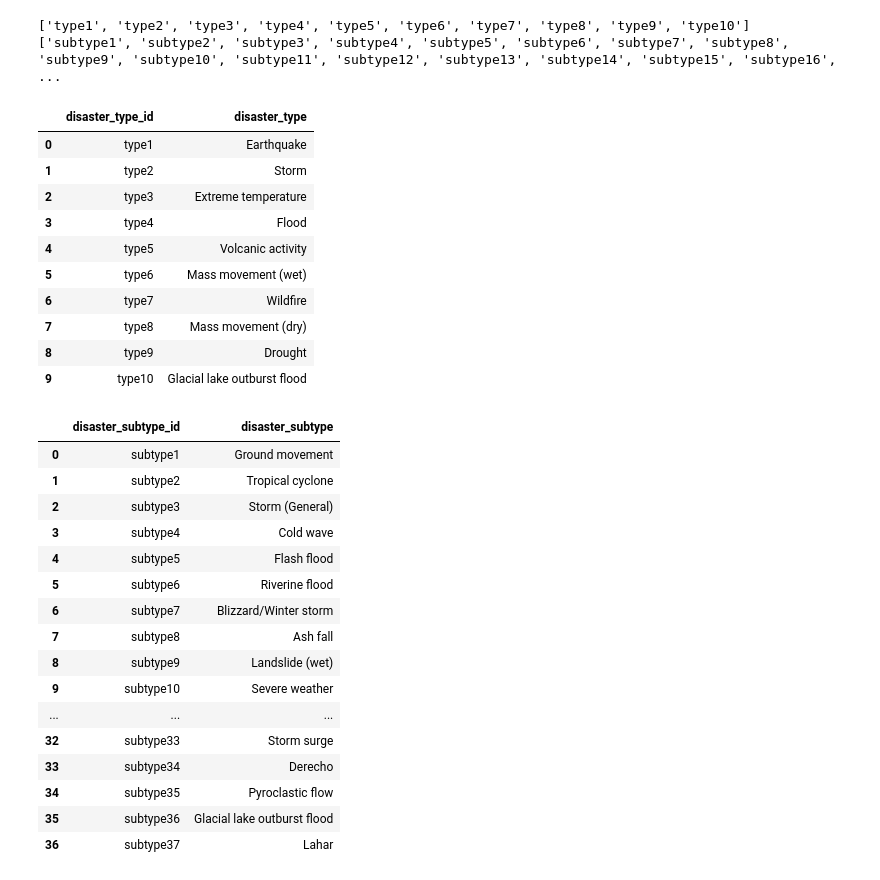
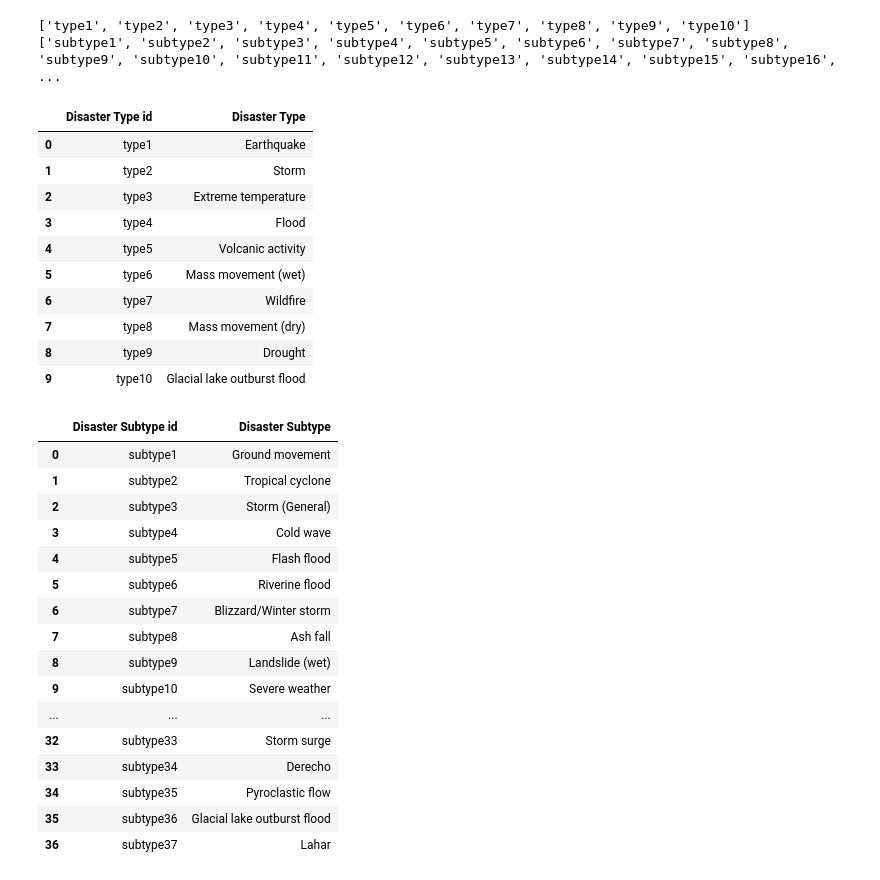
Before and after one commit to Csaldivar23/Project_3, a Jupyter notebook: natural_disaster_ETL.ipynb, the cells around one changed output. Cells and saved outputs as stored; diff of their text form; code cells hidden in the pictures.

```diff
--- a/natural_disaster_ETL.ipynb
+++ b/natural_disaster_ETL.ipynb
@@ -104,13 +105,13 @@ print(sub_type_ids)
 # %%
 # Disaster Type with id in a Dataframe
 disaster_type_df = pd.DataFrame({
-    'disaster_type_id': type_ids,
-    'disaster_type': disaster_type
+    'Disaster Type id': type_ids,
+    'Disaster Type': disaster_type
 })
 
 disaster_type_df
 # %% [output]
-|  | disaster_type_id | disaster_type |
+|  | Disaster Type id | Disaster Type |
 | 0 | type1 | Earthquake |
 | 1 | type2 | Storm |
 | 2 | type3 | Extreme temperature |
@@ -124,13 +125,13 @@ disaster_type_df
 # %%
 # Disaster Subtype with id in a Dataframe
 disaster_subtype_df = pd.DataFrame({
-    'disaster_subtype_id': sub_type_ids,
-    'disaster_subtype': disaster_subtype
+    'Disaster Subtype id': sub_type_ids,
+    'Disaster Subtype': disaster_subtype
 })
 
 disaster_subtype_df
 # %% [output]
-|  | disaster_subtype_id | disaster_subtype |
+|  | Disaster Subtype id | Disaster Subtype |
 | 0 | subtype1 | Ground movement |
 | 1 | subtype2 | Tropical cyclone |
 | 2 | subtype3 | Storm (General) |
```
Also changed, not shown: parts of 13 cells of this notebook, 5 other files.
